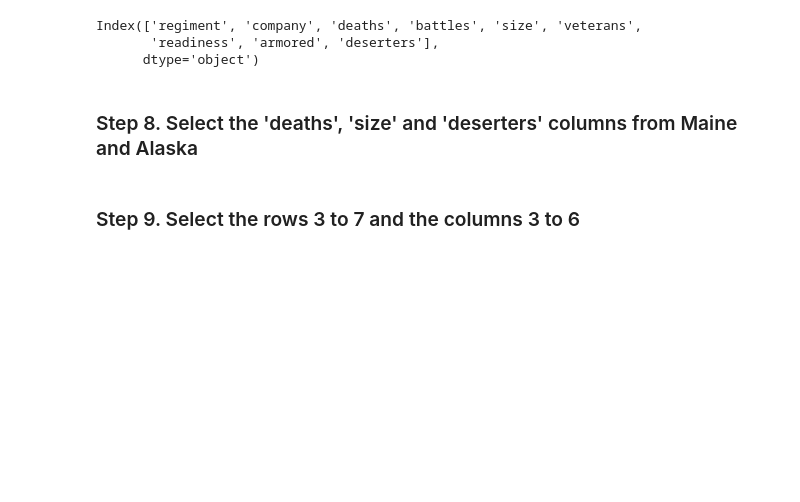
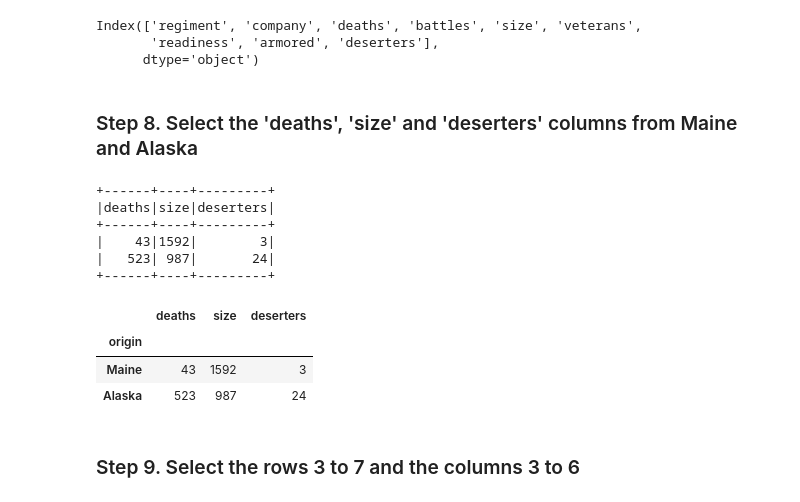
Before and after one commit to LLAES07/pyspark_exercises, a Jupyter notebook: 02_Filtering_&_Sorting/Fictional Army/Exercise.ipynb, the cells around one changed output. Drawn from its saved outputs; the diff is of its cells as text; code cells hidden in the pictures; blank space fills up the shorter version.

```diff
--- a/02_Filtering_&_Sorting/Fictional Army/Exercise.ipynb
+++ b/02_Filtering_&_Sorting/Fictional Army/Exercise.ipynb
@@ -233,6 +233,23 @@ Index(['regiment', 'company', 'deaths', 'battles', 'size', 'veterans',
       dtype='object')
 # %% [markdown]
 ### Step 8. Select the 'deaths', 'size' and 'deserters' columns from Maine and Alaska
+# %%
+from pyspark.sql.functions import col
+army.filter(col('origin').isin('Maine', 'Alaska')).select(['deaths', 'size', 'deserters']).show()
+# %% [output]
++------+----+---------+
+|deaths|size|deserters|
++------+----+---------+
+|    43|1592|        3|
+|   523| 987|       24|
++------+----+---------+
+# %%
+df.loc[df.index.isin(['Maine', 'Alaska']), ['deaths', 'size', 'deserters']]
+# %% [output]
+|  | deaths | size | deserters |
+| origin |  |  |  |
+| Maine | 43 | 1592 | 3 |
+| Alaska | 523 | 987 | 24 |
 # %% [markdown]
 ### Step 9. Select the rows 3 to 7 and the columns 3 to 6
 # %% [markdown]
```
